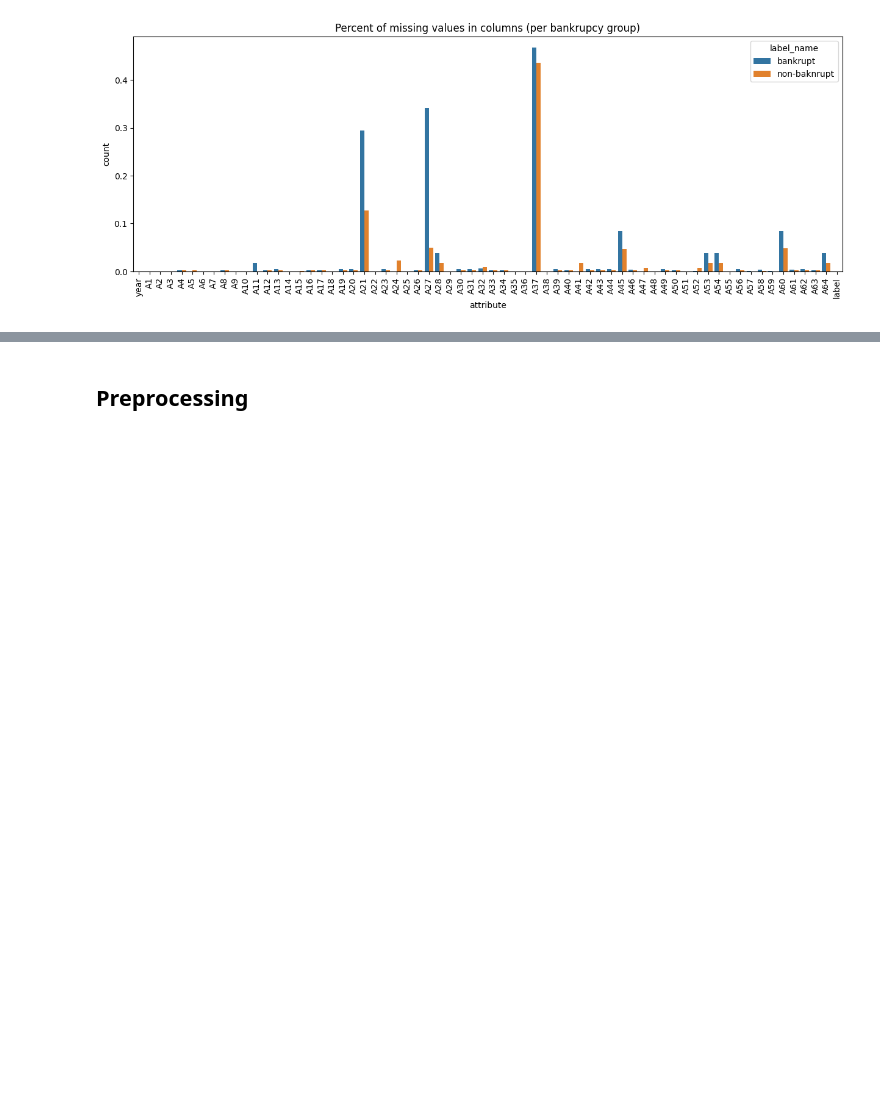
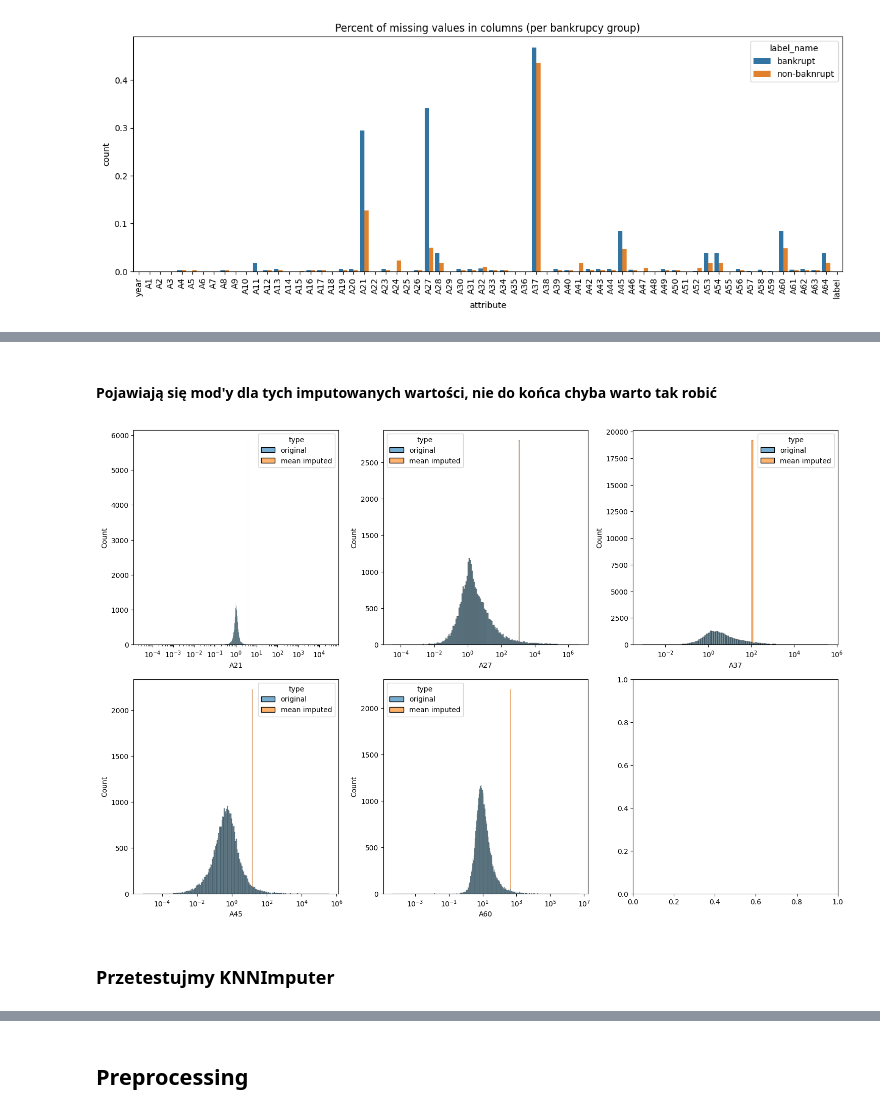
Before and after one commit to farqlia/MLandNN, a Jupyter notebook: ml/l0/Lista1.ipynb, the cells around one changed output, grey strips where cells are left out. Saved outputs shown, nothing was run; the diff lists cells and outputs as text; code cells hidden in the pictures; blank space fills up the shorter version.

```diff
--- a/ml/l0/Lista1.ipynb
+++ b/ml/l0/Lista1.ipynb
@@ -143,7 +151,7 @@ fig, axes = plt.subplots(16, 4, figsize=(32, 56))
 axes = axes.flatten()
 
 for i, ax in enumerate(axes):
-    sns.histplot(df, x=attrs[i], ax=ax, log_scale=True)
+    axp = sns.histplot(df, x=attrs[i], ax=ax, log_scale=True)
 
 fig.tight_layout()
 # %% [output]
@@ -205,3 +214,5 @@ plt.title('Percent of missing values in columns (per bankrupcy group)')
 _ = plt.xticks(rotation=90)
 # %% [output]
 [figure]
+# %%
+miss_cols = ['A21', 'A27', 'A37', 'A45', 'A60']
@@ -218,0 +257,3 @@ _ = plt.title('Correlation matrix')
+# %%
+mean_imputation = pd.DataFrame(df[attrs]).fillna(df_desc.loc['mean'])
+mean_imputation.describe()[miss_cols]
@@ -218,0 +270,20 @@ _ = plt.title('Correlation matrix')
+# %% [markdown]
+#### Pojawiają się mod'y dla tych imputowanych wartości, nie do końca chyba warto tak robić
+# %%
+fig, axes = plt.subplots(2, 3, figsize=(15, 10))
+
+axes = axes.flatten()
+
+df['type'] = 'original'
+mean_imputation['type'] = 'mean imputed'
+data = pd.concat([df, mean_imputation], axis=0, ignore_index=True)
+
+for i, ax in enumerate(axes[:-1]):
+    sns.histplot(data, x=miss_cols[i], ax=ax, hue='type', log_scale=True, alpha=0.6, label='imputed')
+
+fig.suptitle('Mean imputation distribution comparison')
+fig.tight_layout()
+# %% [output]
+[figure, added]
+# %% [markdown]
+### Przetestujmy KNNImputer
```
Also changed, not shown: parts of 26 cells of this notebook.
